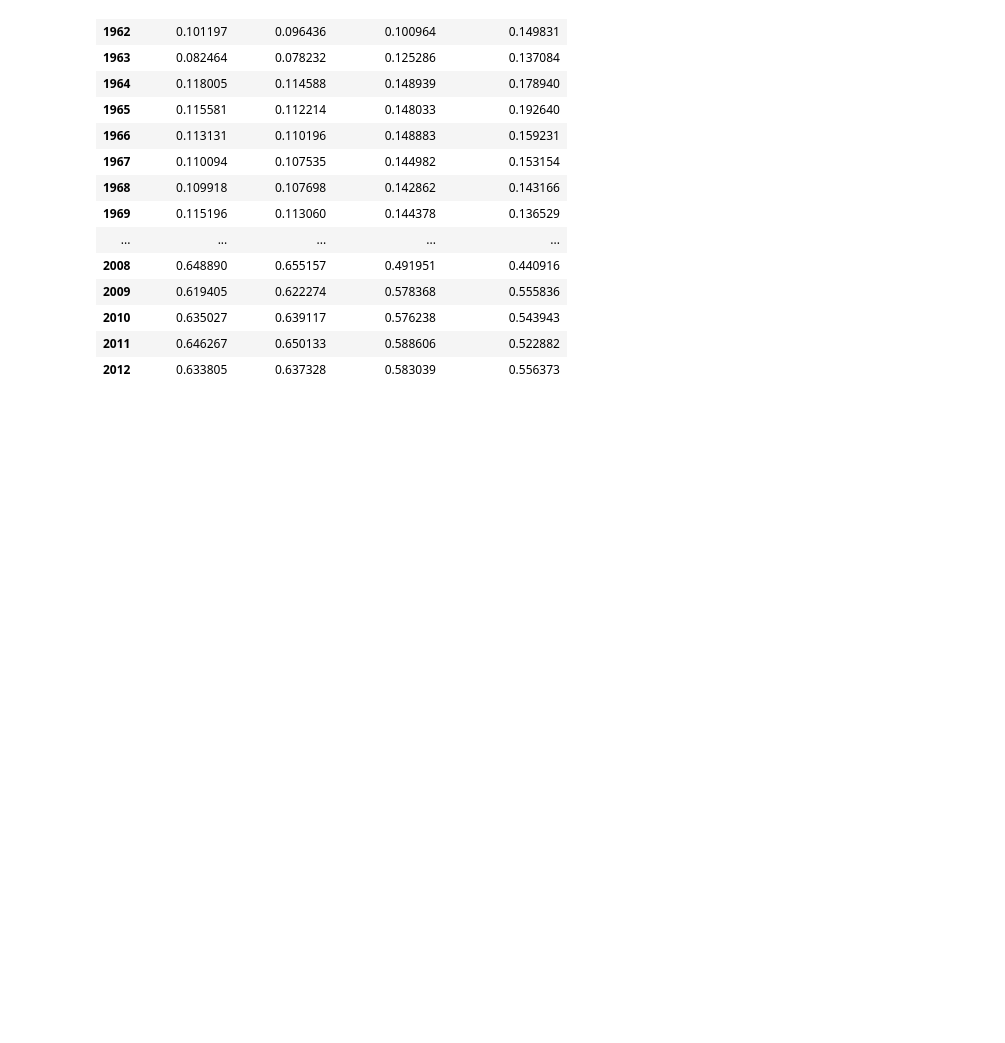
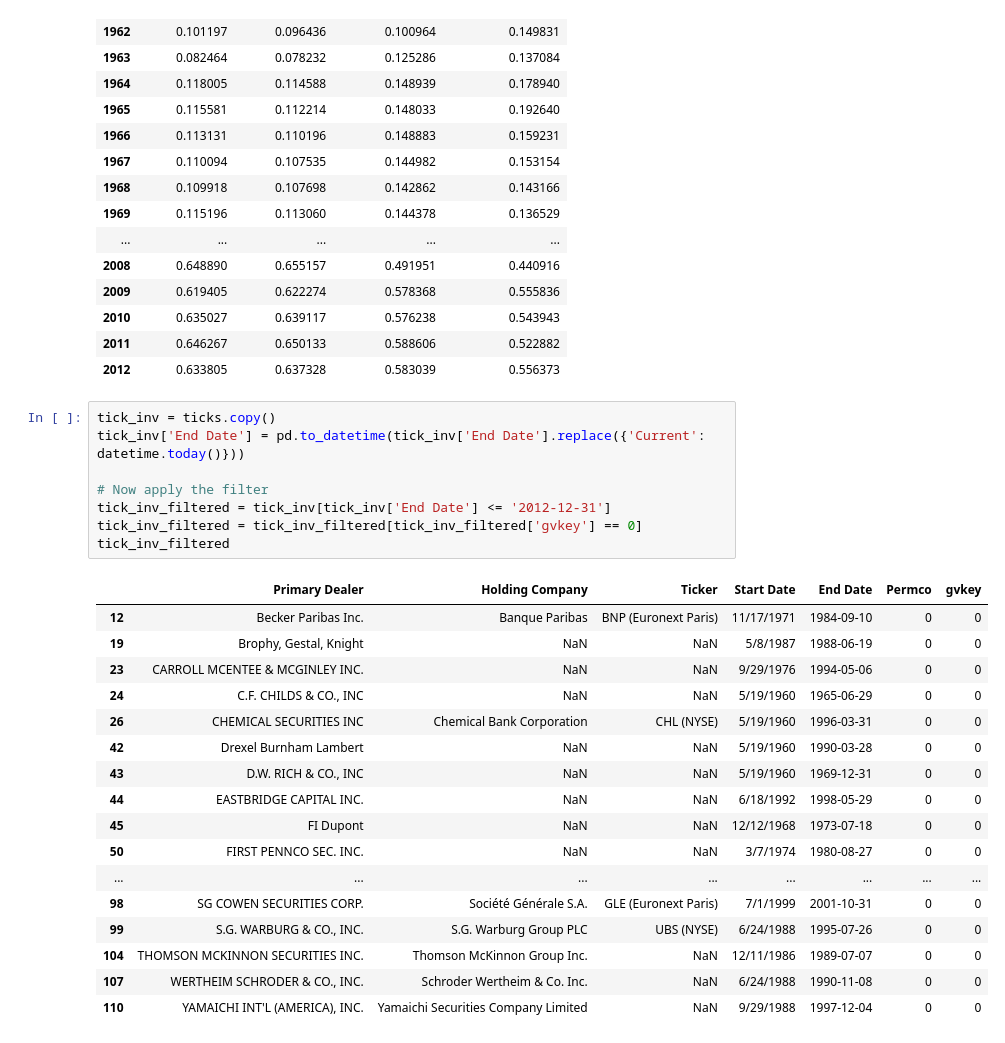
Before and after one commit to 1scarecrow1/intermediary-asset-pricing, a Jupyter notebook: src/Table02.ipynb, the cells around one changed output. Saved outputs shown, nothing was run; the diff lists cells and outputs as text; blank space fills up the shorter version.

Commit message:
2/19/2024 adds/edits v3 added some extra code and a small start to a table 2 write-up

```diff
--- a/src/Table02.ipynb
+++ b/src/Table02.ipynb
@@ -438,3 +444,29 @@ merged_pd_banks[['tot_assets_rat', 'book_debt_rat', 'book_equity_rat','market_eq
 | 2010 | 0.635027 | 0.639117 | 0.576238 | 0.543943 |
 | 2011 | 0.646267 | 0.650133 | 0.588606 | 0.522882 |
 | 2012 | 0.633805 | 0.637328 | 0.583039 | 0.556373 |
+# %%
+tick_inv = ticks.copy()
+tick_inv['End Date'] = pd.to_datetime(tick_inv['End Date'].replace({'Current': datetime.today()}))
+
+# Now apply the filter
+tick_inv_filtered = tick_inv[tick_inv['End Date'] <= '2012-12-31']
+tick_inv_filtered = tick_inv_filtered[tick_inv_filtered['gvkey'] == 0]
+tick_inv_filtered
+# %% [output]
+|  | Primary Dealer | Holding Company | Ticker | Start Date | End Date | Permco | gvkey |
+| 12 | Becker Paribas Inc. | Banque Paribas | BNP (Euronext Paris) | 11/17/1971 | 1984-09-10 | 0 | 0 |
+| 19 | Brophy, Gestal, Knight | NaN | NaN | 5/8/1987 | 1988-06-19 | 0 | 0 |
+| 23 | CARROLL MCENTEE & MCGINLEY INC. | NaN | NaN | 9/29/1976 | 1994-05-06 | 0 | 0 |
+| 24 | C.F. CHILDS & CO., INC | NaN | NaN | 5/19/1960 | 1965-06-29 | 0 | 0 |
+| 26 | CHEMICAL SECURITIES INC | Chemical Bank Corporation | CHL (NYSE) | 5/19/1960 | 1996-03-31 | 0 | 0 |
+| 42 | Drexel Burnham Lambert | NaN | NaN | 5/19/1960 | 1990-03-28 | 0 | 0 |
+| 43 | D.W. RICH & CO., INC | NaN | NaN | 5/19/1960 | 1969-12-31 | 0 | 0 |
+| 44 | EASTBRIDGE CAPITAL INC. | NaN | NaN | 6/18/1992 | 1998-05-29 | 0 | 0 |
+| 45 | FI Dupont | NaN | NaN | 12/12/1968 | 1973-07-18 | 0 | 0 |
+| 50 | FIRST PENNCO SEC. INC. | NaN | NaN | 3/7/1974 | 1980-08-27 | 0 | 0 |
+| ... | ... | ... | ... | ... | ... | ... | ... |
+| 98 | SG COWEN SECURITIES CORP. | Société Générale S.A. | GLE (Euronext Paris) | 7/1/1999 | 2001-10-31 | 0 | 0 |
+| 99 | S.G. WARBURG & CO., INC. | S.G. Warburg Group PLC | UBS (NYSE) | 6/24/1988 | 1995-07-26 | 0 | 0 |
+| 104 | THOMSON MCKINNON SECURITIES INC. | Thomson McKinnon Group Inc. | NaN | 12/11/1986 | 1989-07-07 | 0 | 0 |
+| 107 | WERTHEIM SCHRODER & CO., INC. | Schroder Wertheim & Co. Inc. | NaN | 6/24/1988 | 1990-11-08 | 0 | 0 |
+| 110 | YAMAICHI INT'L (AMERICA), INC. | Yamaichi Securities Company Limited | NaN | 9/29/1988 | 1997-12-04 | 0 | 0 |
```
Also changed, not shown: parts of 5 cells of this notebook.
